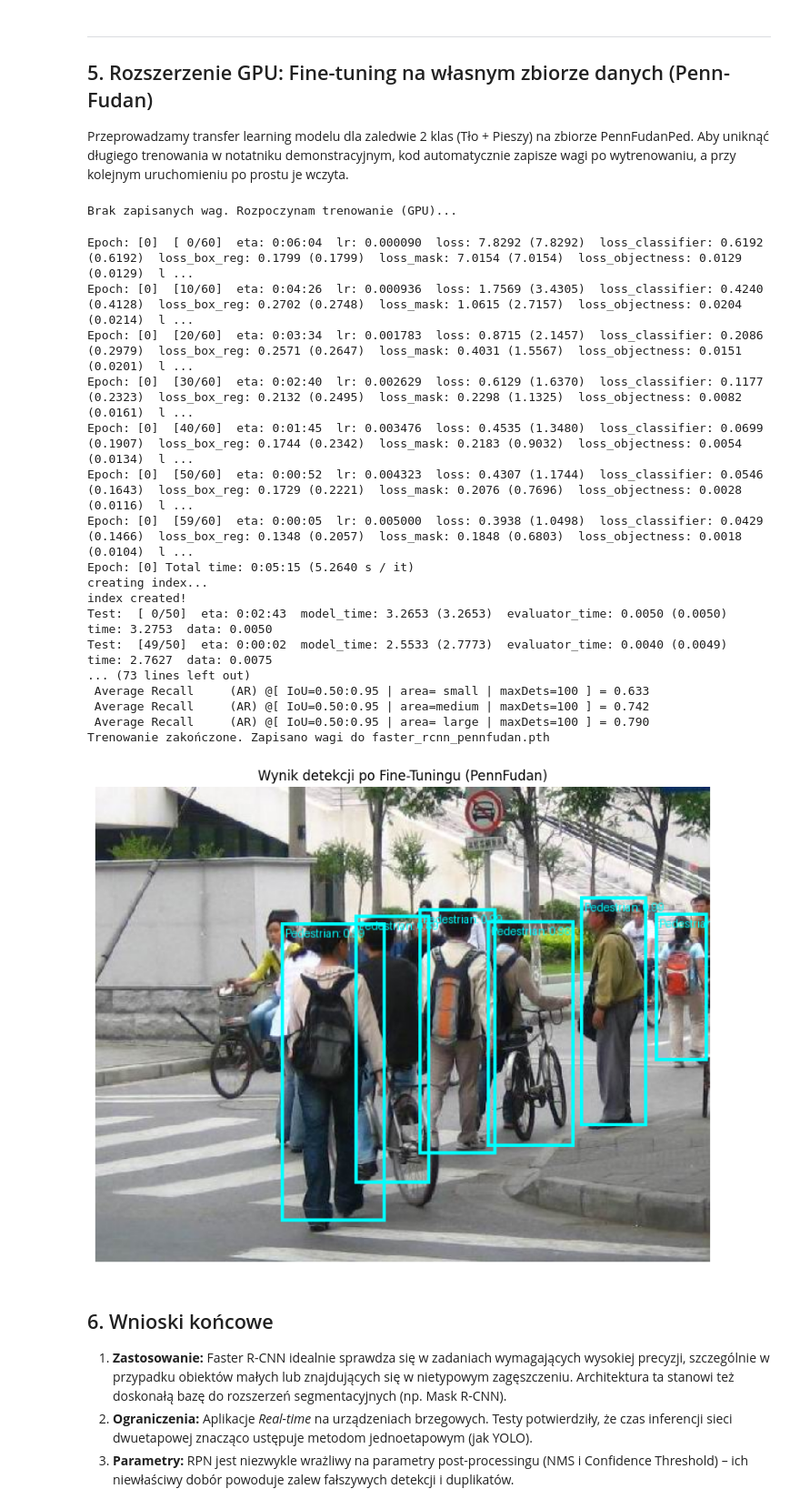
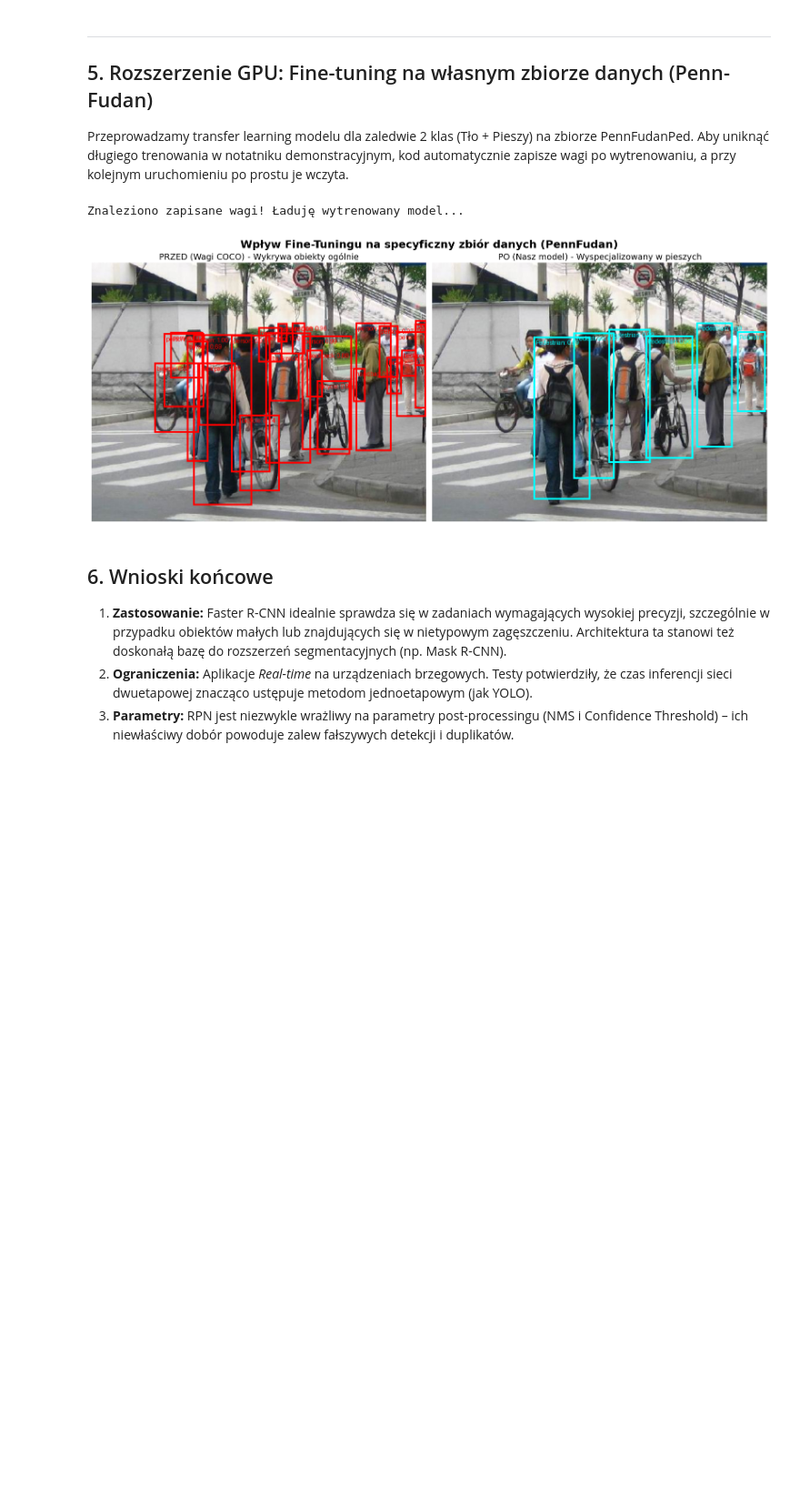
Before and after one commit to MRydzewski540g30/ADOM26L-Faster-R-CNN, a Jupyter notebook: samowyjasnialny.ipynb, the cells around one changed output. Shown at 91% size. Cells and saved outputs as stored; diff of their text form; code cells hidden in the pictures; blank space fills up the shorter version.

```diff
--- a/samowyjasnialny.ipynb
+++ b/samowyjasnialny.ipynb
@@ -337,63 +332,64 @@ else:
 
     indices = torch.randperm(len(dataset)).tolist()
     dataset = torch.utils.data.Subset(dataset, indices[:-50])
     dataset_test = torch.utils.data.Subset(dataset_test, indices[-50:])
 
     data_loader = torch.utils.data.DataLoader(dataset, batch_size=2, shuffle=True, collate_fn=utils.collate_fn)
     data_loader_test = torch.utils.data.DataLoader(dataset_test, batch_size=1, shuffle=False, collate_fn=utils.collate_fn)
 
     params = [p for p in model_ft.parameters() if p.requires_grad]
     optimizer = torch.optim.SGD(params, lr=0.005, momentum=0.9, weight_decay=0.0005)
     lr_scheduler = torch.optim.lr_scheduler.StepLR(optimizer, step_size=3, gamma=0.1)
 
     for epoch in range(2):
         train_one_epoch(model_ft, optimizer, data_loader, device, epoch, print_freq=10)
         lr_scheduler.step()
         evaluate(model_ft, data_loader_test, device=device)
 
     torch.save(model_ft.state_dict(), weights_file)
     print(f"Trenowanie zakończone. Zapisano wagi do {weights_file}")
 
-# 5. Wizualizacja działania naszego własnego modelu
+# 5. Wizualizacja PRZED i PO transfer learningu
 model_ft.eval()
-img_test_penn = read_image("data/PennFudanPed/PNGImages/FudanPed00046.png")
-eval_transform = get_transform(train=False)
+test_img = read_image("data/PennFudanPed/PNGImages/FudanPed00046.png")
+test_tensor = T.ToPureTensor()(T.ToDtype(torch.float, scale=True)(test_img)).to(device)
 
+# --- Predykcja PRZED (Bazowy model COCO) ---
+# Uwaga: używamy model_base zdefiniowanego w poprzednich sekcjach
 with torch.no_grad():
-    x = eval_transform(img_test_penn, None)[0].to(device)
-    pred_ft = model_ft([x])[0]
+    pred_base = model_base([test_tensor])[0]
 
-# Rysujemy wyniki z uwzględnieniem obciętych wartości
+keep_base = pred_base["scores"] > 0.6
+boxes_base = pred_base["boxes"][keep_base].cpu()
+labels_base = [f"{weights.meta['categories'][l]}: {s:.2f}" for l, s in zip(pred_base["labels"][keep_base].cpu(), pred_base["scores"][keep_base].cpu())]
+res_img_base = draw_bounding_boxes(test_img, boxes_base, labels_base, colors="red", width=3)
+
+# --- Predykcja PO (Nasz Fine-Tuned model) ---
+with torch.no_grad():
+    pred_ft = model_ft([test_tensor])[0]
+
 keep_ft = pred_ft["scores"] > 0.6
 boxes_ft = pred_ft["boxes"][keep_ft].cpu()
 labels_ft = [f"Pedestrian: {s:.2f}" for s in pred_ft["scores"][keep_ft].cpu()]
+res_img_ft = draw_bounding_boxes(test_img, boxes_ft, labels_ft, colors="cyan", width=3)
 
-res_img_ft = draw_bounding_boxes(img_test_penn, boxes_ft, labels_ft, colors="cyan", width=3)
-plt.figure(figsize=(10, 8))
-plt.imshow(res_img_ft.permute(1, 2, 0))
-plt.title("Wynik detekcji po Fine-Tuningu (PennFudan)")
-plt.axis("off")
+# --- Rysowanie wyników obok siebie ---
+fig, axes = plt.subplots(1, 2, figsize=(16, 7))
+fig.suptitle("Wpływ Fine-Tuningu na specyficzny zbiór danych (PennFudan)", fontsize=18, fontweight='bold')
+
+axes[0].imshow(res_img_base.permute(1, 2, 0))
+axes[0].set_title("PRZED (Wagi COCO) - Wykrywa obiekty ogólnie", fontsize=14)
+axes[0].axis("off")
+
+axes[1].imshow(res_img_ft.permute(1, 2, 0))
+axes[1].set_title("PO (Nasz model) - Wyspecjalizowany w pieszych", fontsize=14)
+axes[1].axis("off")
+
+plt.tight_layout()
 plt.show()
 # %% [output]
-Brak zapisanych wag. Rozpoczynam trenowanie (GPU)...
+Znaleziono zapisane wagi! Ładuję wytrenowany model...
-Epoch: [0]  [ 0/60]  eta: 0:06:04  lr: 0.000090  loss: 7.8292 (7.8292)  loss_classifier: 0.6192 (0.6192)  loss_box_reg: 0.1799 (0.1799)  loss_mask: 7.0154 (7.0154)  loss_objectness: 0.0129 (0.0129)  l ...
-Epoch: [0]  [10/60]  eta: 0:04:26  lr: 0.000936  loss: 1.7569 (3.4305)  loss_classifier: 0.4240 (0.4128)  loss_box_reg: 0.2702 (0.2748)  loss_mask: 1.0615 (2.7157)  loss_objectness: 0.0204 (0.0214)  l ...
-Epoch: [0]  [20/60]  eta: 0:03:34  lr: 0.001783  loss: 0.8715 (2.1457)  loss_classifier: 0.2086 (0.2979)  loss_box_reg: 0.2571 (0.2647)  loss_mask: 0.4031 (1.5567)  loss_objectness: 0.0151 (0.0201)  l ...
-Epoch: [0]  [30/60]  eta: 0:02:40  lr: 0.002629  loss: 0.6129 (1.6370)  loss_classifier: 0.1177 (0.2323)  loss_box_reg: 0.2132 (0.2495)  loss_mask: 0.2298 (1.1325)  loss_objectness: 0.0082 (0.0161)  l ...
-Epoch: [0]  [40/60]  eta: 0:01:45  lr: 0.003476  loss: 0.4535 (1.3480)  loss_classifier: 0.0699 (0.1907)  loss_box_reg: 0.1744 (0.2342)  loss_mask: 0.2183 (0.9032)  loss_objectness: 0.0054 (0.0134)  l ...
-Epoch: [0]  [50/60]  eta: 0:00:52  lr: 0.004323  loss: 0.4307 (1.1744)  loss_classifier: 0.0546 (0.1643)  loss_box_reg: 0.1729 (0.2221)  loss_mask: 0.2076 (0.7696)  loss_objectness: 0.0028 (0.0116)  l ...
-Epoch: [0]  [59/60]  eta: 0:00:05  lr: 0.005000  loss: 0.3938 (1.0498)  loss_classifier: 0.0429 (0.1466)  loss_box_reg: 0.1348 (0.2057)  loss_mask: 0.1848 (0.6803)  loss_objectness: 0.0018 (0.0104)  l ...
-Epoch: [0] Total time: 0:05:15 (5.2640 s / it)
-creating index...
-index created!
-Test:  [ 0/50]  eta: 0:02:43  model_time: 3.2653 (3.2653)  evaluator_time: 0.0050 (0.0050)  time: 3.2753  data: 0.0050
-Test:  [49/50]  eta: 0:00:02  model_time: 2.5533 (2.7773)  evaluator_time: 0.0040 (0.0049)  time: 2.7627  data: 0.0075
-... (73 lines left out)
- Average Recall     (AR) @[ IoU=0.50:0.95 | area= small | maxDets=100 ] = 0.633
- Average Recall     (AR) @[ IoU=0.50:0.95 | area=medium | maxDets=100 ] = 0.742
- Average Recall     (AR) @[ IoU=0.50:0.95 | area= large | maxDets=100 ] = 0.790
-Trenowanie zakończone. Zapisano wagi do faster_rcnn_pennfudan.pth
-[figure, old version]
+[figure, new version]
 # %% [markdown]
 ## 6. Wnioski końcowe
 1. **Zastosowanie:** Faster R-CNN idealnie sprawdza się w zadaniach wymagających wysokiej precyzji, szczególnie w przypadku obiektów małych lub znajdujących się w nietypowym zagęszczeniu. Architektura ta stanowi też doskonałą bazę do rozszerzeń segmentacyjnych (np. Mask R-CNN).
```
Also changed, not shown: parts of 2 cells of this notebook, 1 other file.
